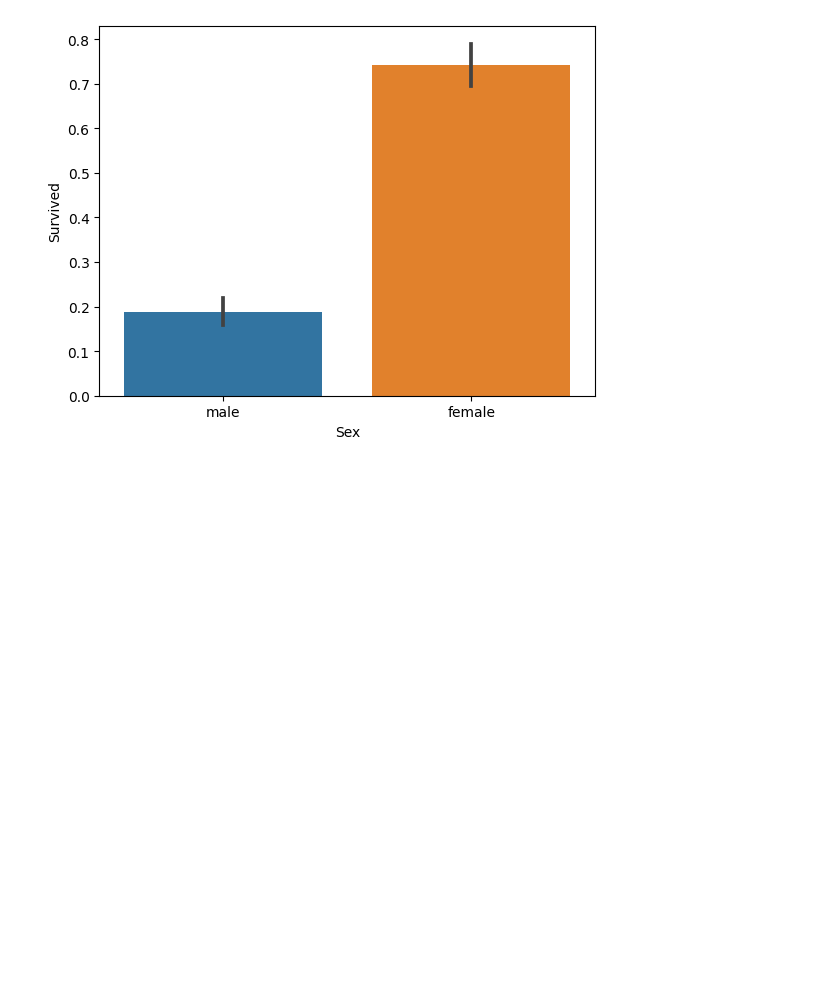
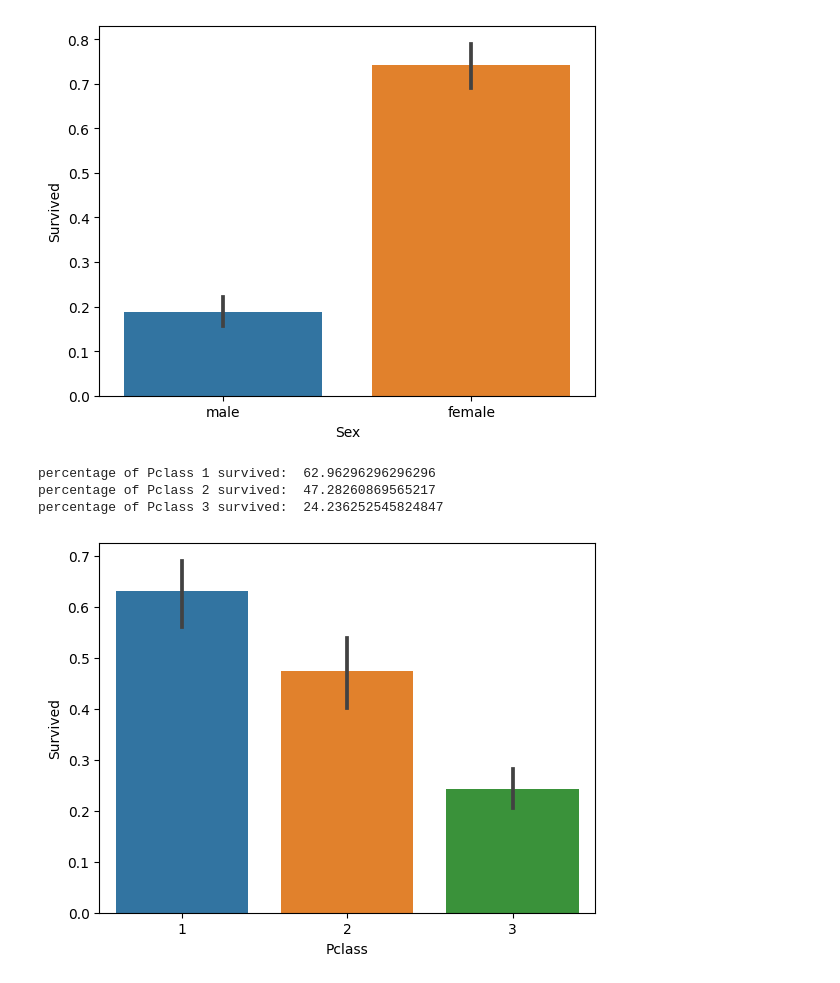
Before and after one commit to Kammarianand/MNIST_HandWrittenDigitRecognition, a Jupyter notebook: Titanic_Classification.ipynb, the cells around one changed output. Drawn from its saved outputs; the diff is of its cells as text; code cells hidden in the pictures; blank space fills up the shorter version.

```diff
--- a/Titanic_Classification.ipynb
+++ b/Titanic_Classification.ipynb
@@ -61,3 +61,13 @@ print("percentage of men survived: ", train_data['Survived'][train_data['Sex']==
 percentage of women survived:  74.20382165605095
 percentage of men survived:  18.890814558058924
 [figure]
+# %%
+sns.barplot(x='Pclass',y='Survived',data= train_data)
+print("percentage of Pclass 1 survived: ", train_data['Survived'][train_data['Pclass']==1].value_counts(normalize=True)[1]*100)
+print("percentage of Pclass 2 survived: ", train_data['Survived'][train_data['Pclass']==2].value_counts(normalize=True)[1]*100)
+print("percentage of Pclass 3 survived: ", train_data['Survived'][train_data['Pclass']==3].value_counts(normalize=True)[1]*100)
+# %% [output]
+percentage of Pclass 1 survived:  62.96296296296296
+percentage of Pclass 2 survived:  47.28260869565217
+percentage of Pclass 3 survived:  24.236252545824847
+[figure, added]
```
Also changed, not shown: parts of 19 cells of this notebook.
